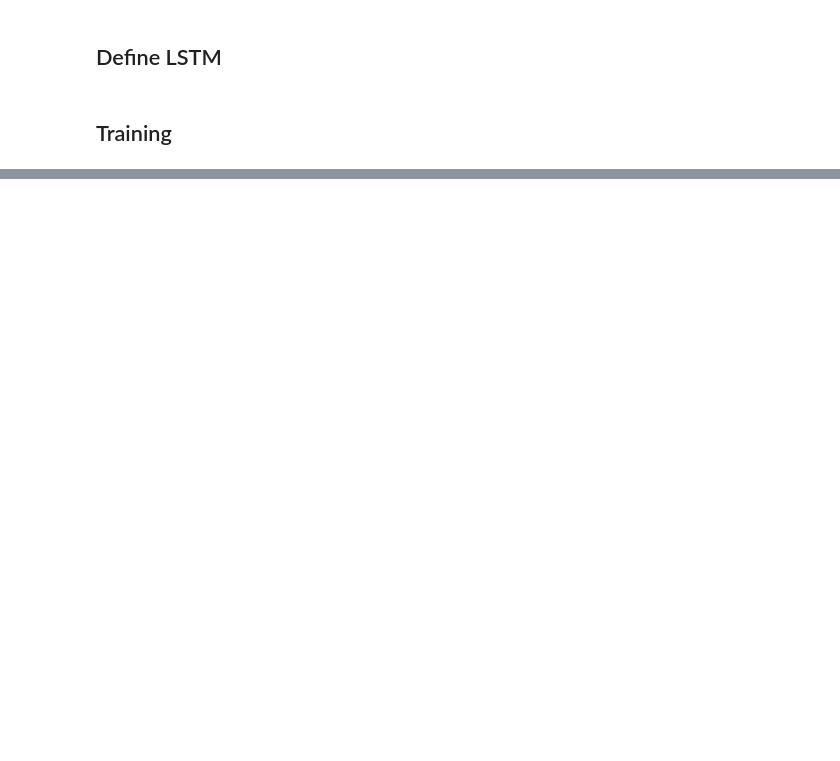
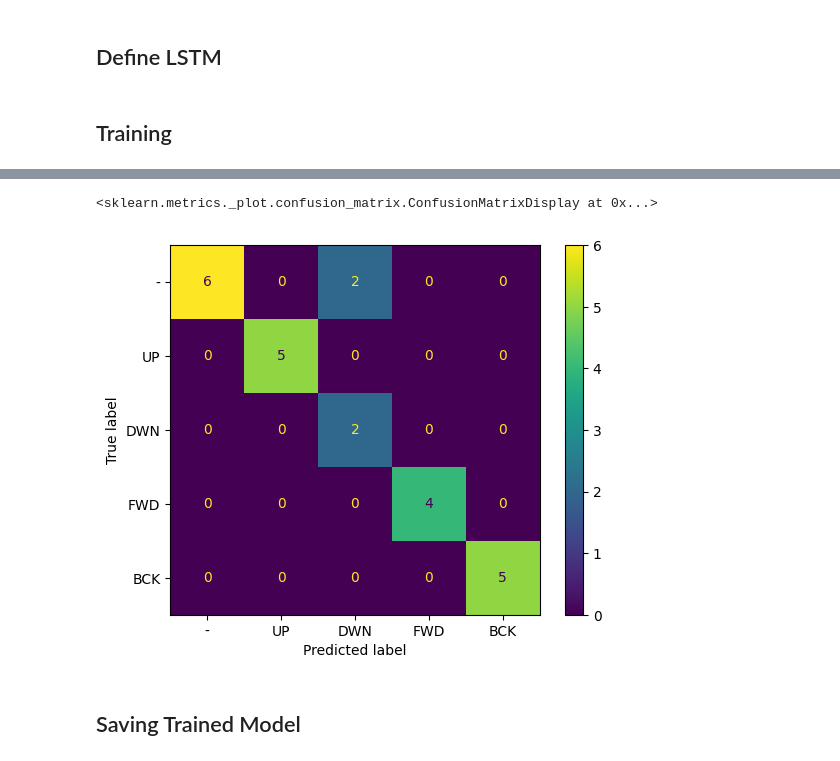
Before and after one commit to itay-mal/robotic_hand_project, a Jupyter notebook: code/ML/train_lstm.ipynb, the cells around one changed output, grey strips where cells are left out. Drawn from its saved outputs; the diff is of its cells as text; code cells hidden in the pictures; blank space fills up the shorter version.

```diff
--- a/code/ML/train_lstm.ipynb
+++ b/code/ML/train_lstm.ipynb
@@ -124,2 +109,19 @@ class MotionClassifier(nn.Module):
+# %%
+class MotionClassifier(Model):
+
+    def __init__(self):
+        super().__init__()
+        self.gru0 = tf.keras.layers.GRU(10, return_sequences=True)
+        self.gru1 = tf.keras.layers.GRU(5)
+        # The linear layer that maps from hidden state space to tag space
+        self.dense = tf.keras.layers.Dense(5, activation='softmax')
+        # self.SoftMax = tf.keras.layers.Softmax()
+
+    def call(self, x):
+        # x = self.inputs(x)
+        x1 = self.gru0(x)
+        x2 = self.gru1(x1)
+        # return self.dense(x)
+        return self.dense(x2)
 # %% [markdown]
 ## Training
@@ -185,14 +185,11 @@ ax.legend()
 y_true      = []
 y_test_pred = []
 # there got to be a better way to do this 😞
-with torch.no_grad():
-  for i in np.array(y_test.to("cpu")):
-    for j in i:
-      y_true.append(OH_to_label[tuple(j)])
+for i in np.array(y_test):
+  y_true.append(OH_to_label[tuple(i)])
 
-  for i in np.array(np.array(model(X_test).to("cpu"))):
-    for j in i:
-      y_test_pred.append(OH_to_label[tuple(j)])
+for i in np.array(model.predict(X_test)):
+  y_test_pred.append(idx_to_label[np.argmax(i)])
 
-multilabel_confusion_matrix(y_true, y_test_pred)
+ConfusionMatrixDisplay.from_predictions(y_true, y_test_pred, labels=list(label_to_OH.keys()))
 # %% [output]
@@ -199,0 +197,4 @@ KeyError: (-1.620984, -1.4723812, -1.6568232, -1.6002265, -1.7130084)
+<sklearn.metrics._plot.confusion_matrix.ConfusionMatrixDisplay at 0x...>
+[figure, added]
+# %% [markdown]
+## Saving Trained Model
```
Also changed, not shown: parts of 14 cells of this notebook.
